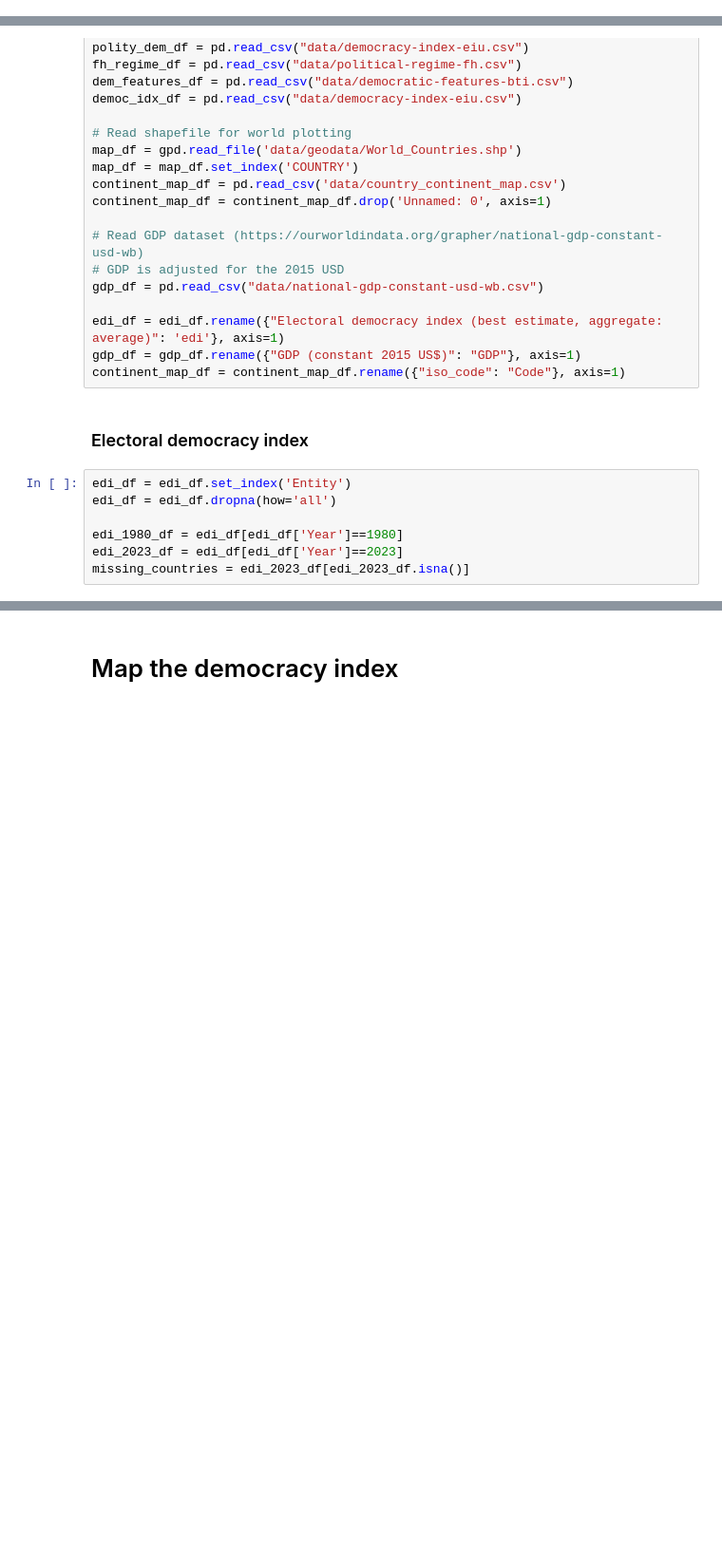
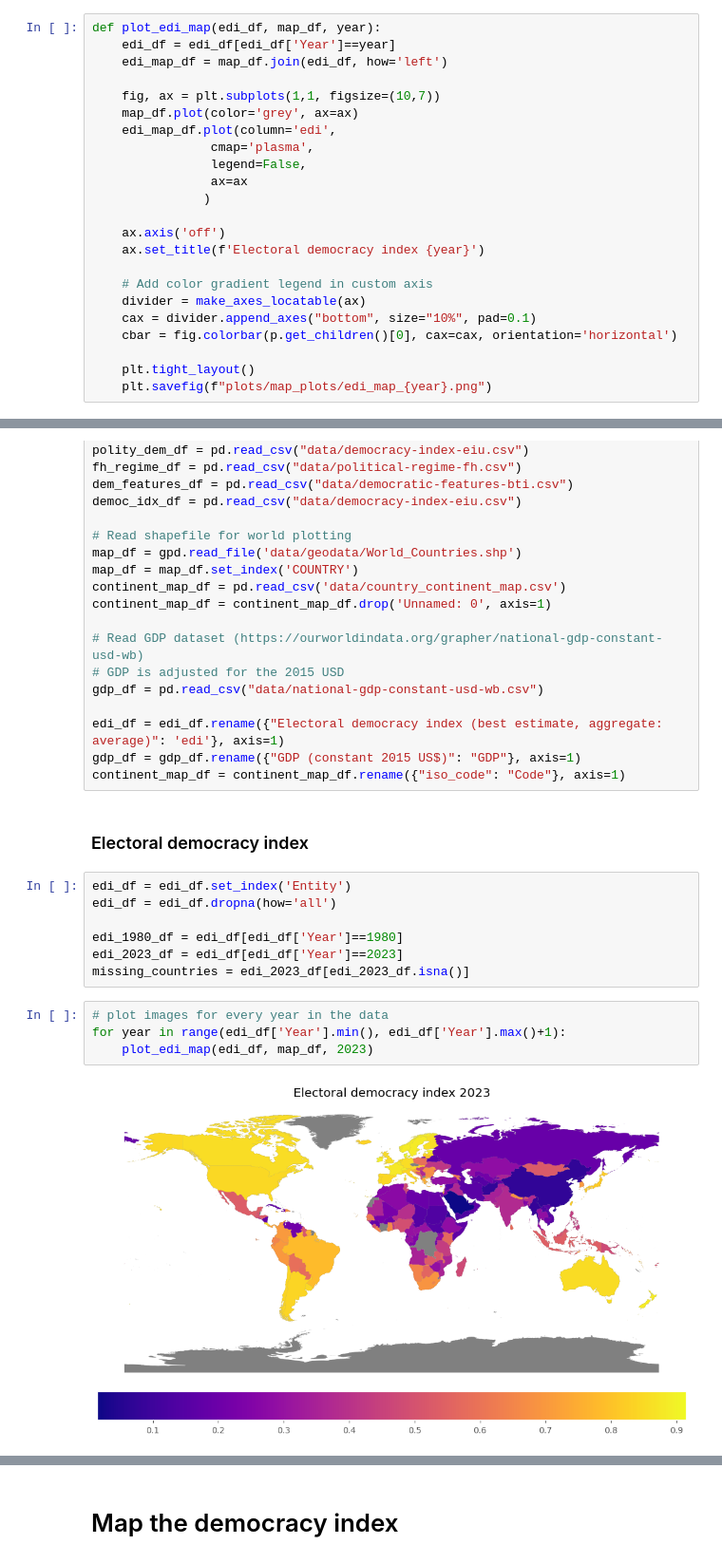
Before and after one commit to tkBischoff/DataVizDemocracy, a Jupyter notebook: tim.ipynb, the cells around one changed output, grey strips where cells are left out. Shown at 95% size. Cells and saved outputs as stored; diff of their text form; blank space fills up the shorter version.

```diff
--- a/Untitled.ipynb
+++ b/tim.ipynb
@@ -8,6 +10,29 @@ from mpl_toolkits.axes_grid1 import make_axes_locatable
 from copy import copy
 
 plt.style.use('ggplot')
+# %%
+def plot_edi_map(edi_df, map_df, year):
+    edi_df = edi_df[edi_df['Year']==year]
+    edi_map_df = map_df.join(edi_df, how='left')
+
+    fig, ax = plt.subplots(1,1, figsize=(10,7))
+    map_df.plot(color='grey', ax=ax)
+    edi_map_df.plot(column='edi',
+                cmap='plasma',
+                legend=False,
+                ax=ax
+               )
+
+    ax.axis('off')
+    ax.set_title(f'Electoral democracy index {year}')
+
+    # Add color gradient legend in custom axis
+    divider = make_axes_locatable(ax)
+    cax = divider.append_axes("bottom", size="10%", pad=0.1)
+    cbar = fig.colorbar(p.get_children()[0], cax=cax, orientation='horizontal')
+
+    plt.tight_layout()
+    plt.savefig(f"plots/map_plots/edi_map_{year}.png")
 # %% [markdown]
 ## Electoral democracy index (edi_df)
 Based on the expert estimates and index by V-Dem. It captures to which extent political leaders are elected under comprehensive voting rights
@@ -74,3 +99,9 @@ edi_df = edi_df.dropna(how='all')
 edi_1980_df = edi_df[edi_df['Year']==1980]
 edi_2023_df = edi_df[edi_df['Year']==2023]
 missing_countries = edi_2023_df[edi_2023_df.isna()]
+# %%
+# plot images for every year in the data
+for year in range(edi_df['Year'].min(), edi_df['Year'].max()+1):
+    plot_edi_map(edi_df, map_df, 2023)
+# %% [output]
+[figure, added]
```
Also changed, not shown: parts of 3 cells of this notebook, 1 other file.
